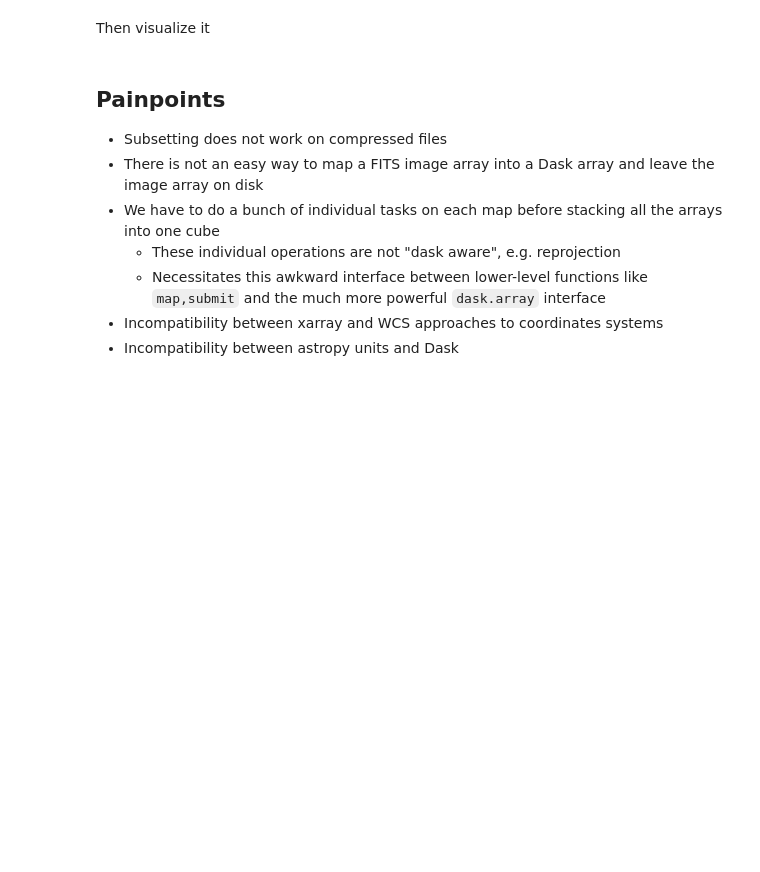
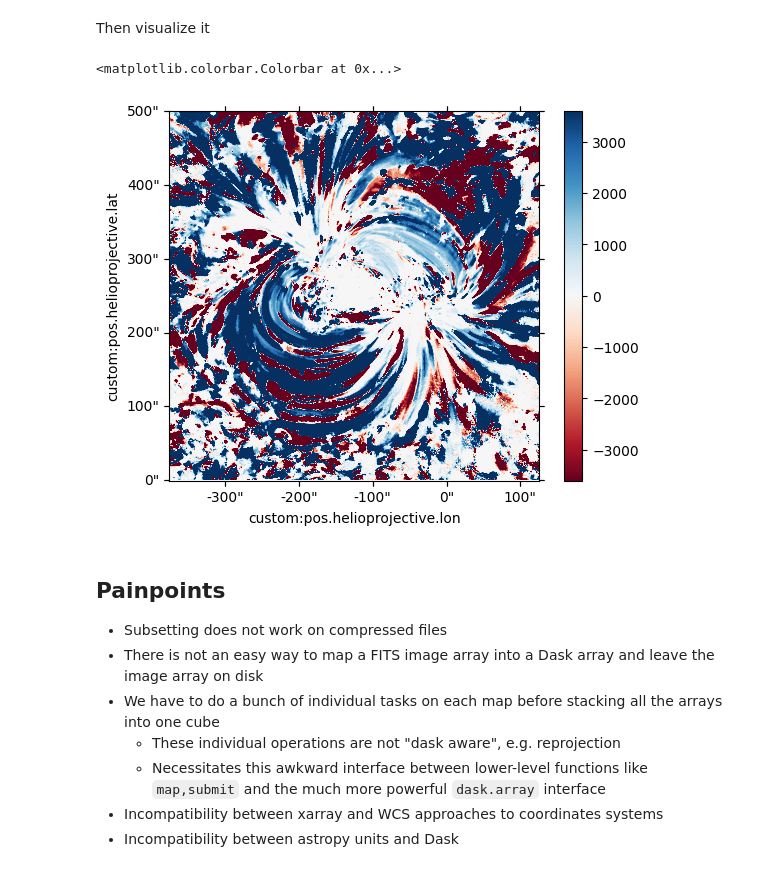
Before and after one commit to wtbarnes/scipy-2023-talk, a Jupyter notebook: sunpy-dask-demo.ipynb, the cells around one changed output. Saved outputs shown, nothing was run; the diff lists cells and outputs as text; code cells hidden in the pictures; blank space fills up the shorter version.

```diff
--- a/sunpy-dask-demo.ipynb
+++ b/sunpy-dask-demo.ipynb
@@ -310,6 +324,14 @@ Some details on what a time lag is here...
 tl_193_171 = time_lag(cube_193.data, cube_171.data, time_common, [-6,6]*u.h)
 # %% [markdown]
 Then visualize it
+# %%
+tl_map = ndcube.NDCube(tl_193_171, wcs=ref_map_cutout.wcs)
+# %%
+tl_map.plot(cmap='RdBu', vmin=-3600,vmax=3600)
+plt.colorbar()
+# %% [output]
+<matplotlib.colorbar.Colorbar at 0x...>
+[figure, added]
 # %% [markdown]
 ## Painpoints
 
```
Also changed, not shown: parts of 41 cells of this notebook.
